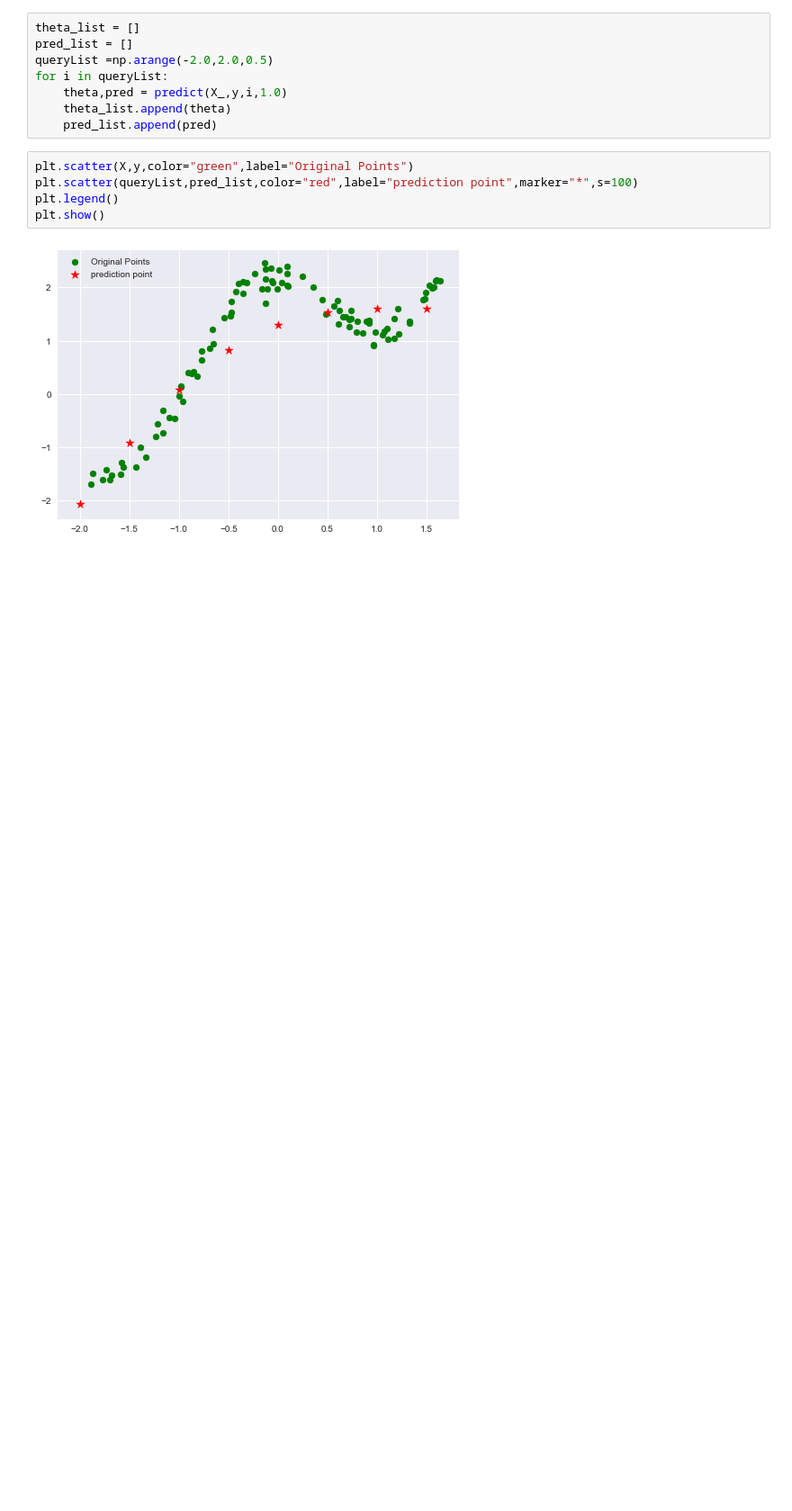
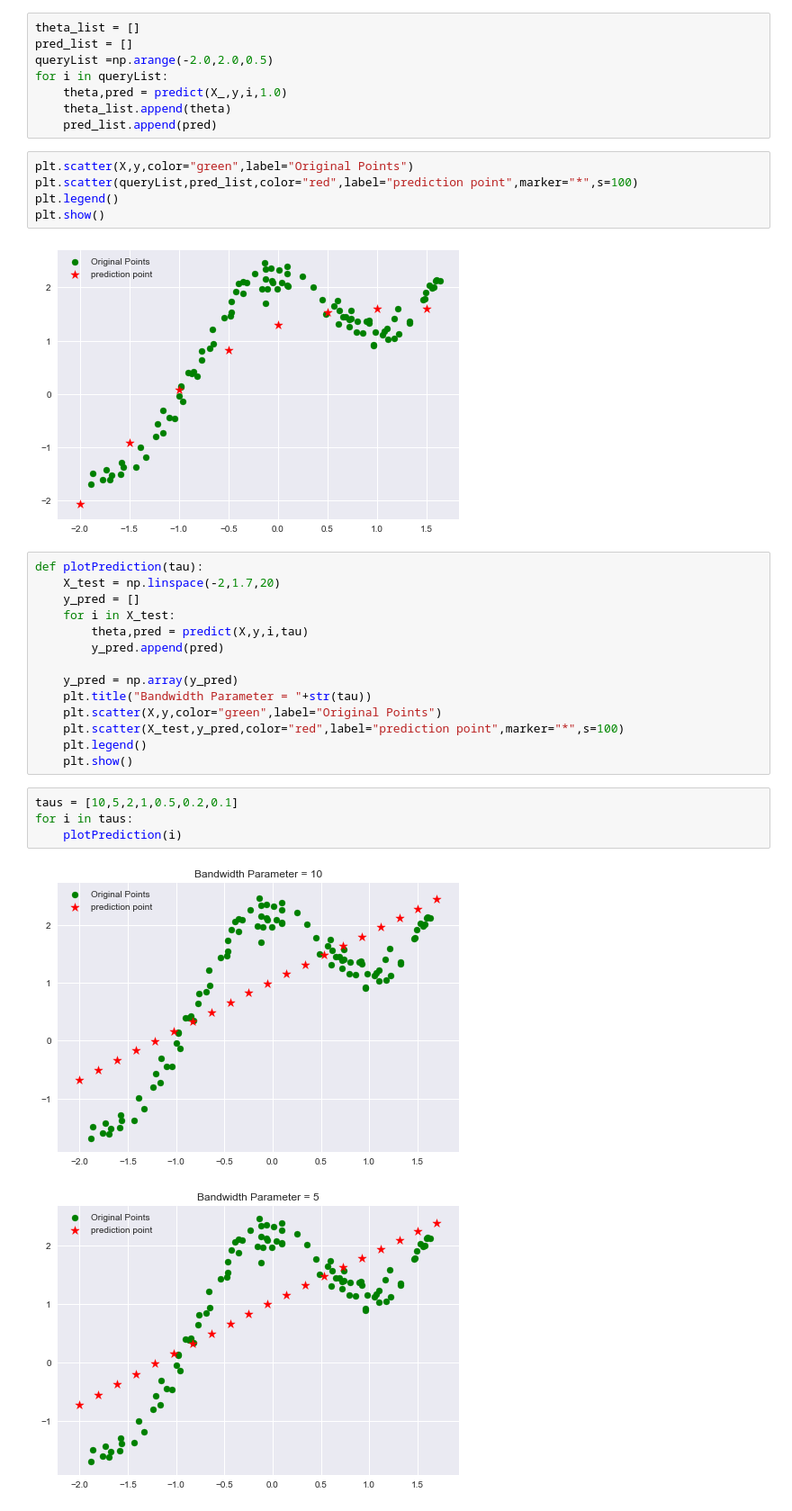
Before and after one commit to JayantGoel001/Lowess, a Jupyter notebook: Lowess.ipynb, the cells around one changed output. Shown at 90% size. Saved outputs shown, nothing was run; the diff lists cells and outputs as text; blank space fills up the shorter version.

```diff
--- a/Lowess.ipynb
+++ b/Lowess.ipynb
@@ -59,3 +59,24 @@ plt.legend()
 plt.show()
 # %% [output]
 [figure]
+# %%
+def plotPrediction(tau):
+    X_test = np.linspace(-2,1.7,20)
+    y_pred = []
+    for i in X_test:
+        theta,pred = predict(X,y,i,tau)
+        y_pred.append(pred)
+
+    y_pred = np.array(y_pred)
+    plt.title("Bandwidth Parameter = "+str(tau))
+    plt.scatter(X,y,color="green",label="Original Points")
+    plt.scatter(X_test,y_pred,color="red",label="prediction point",marker="*",s=100)
+    plt.legend()
+    plt.show()
+# %%
+taus = [10,5,2,1,0.5,0.2,0.1]
+for i in taus:
+    plotPrediction(i)
+# %% [output]
+[figure, added]
+[figure, added]
```
Also changed, not shown: parts of 1 cell of this notebook.
